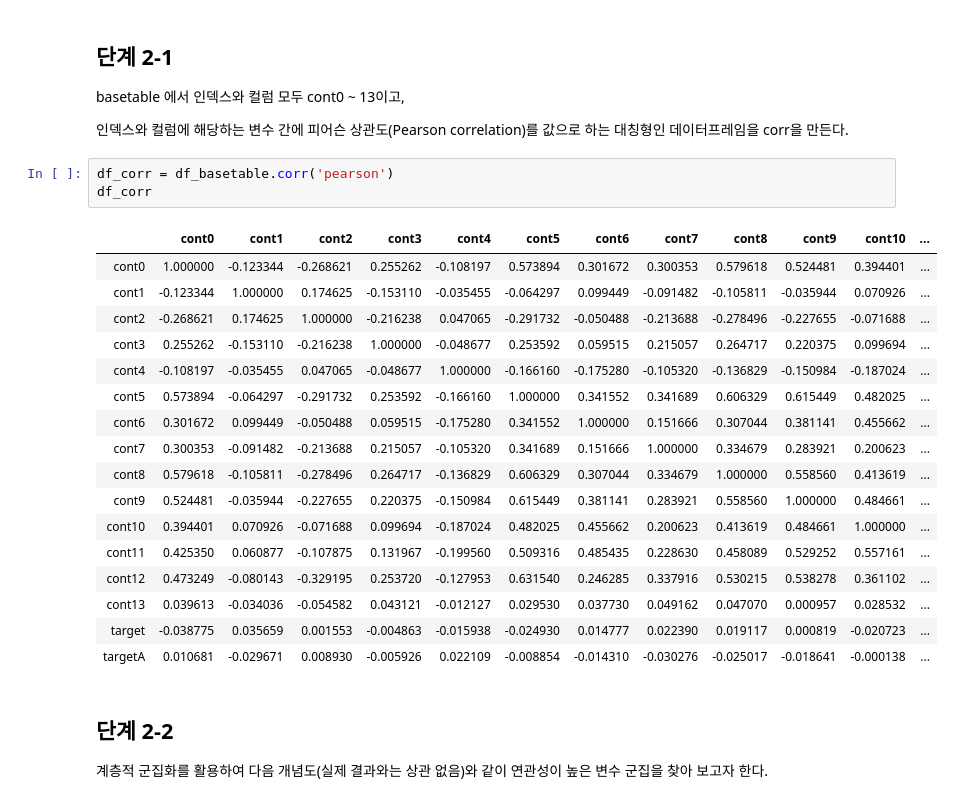
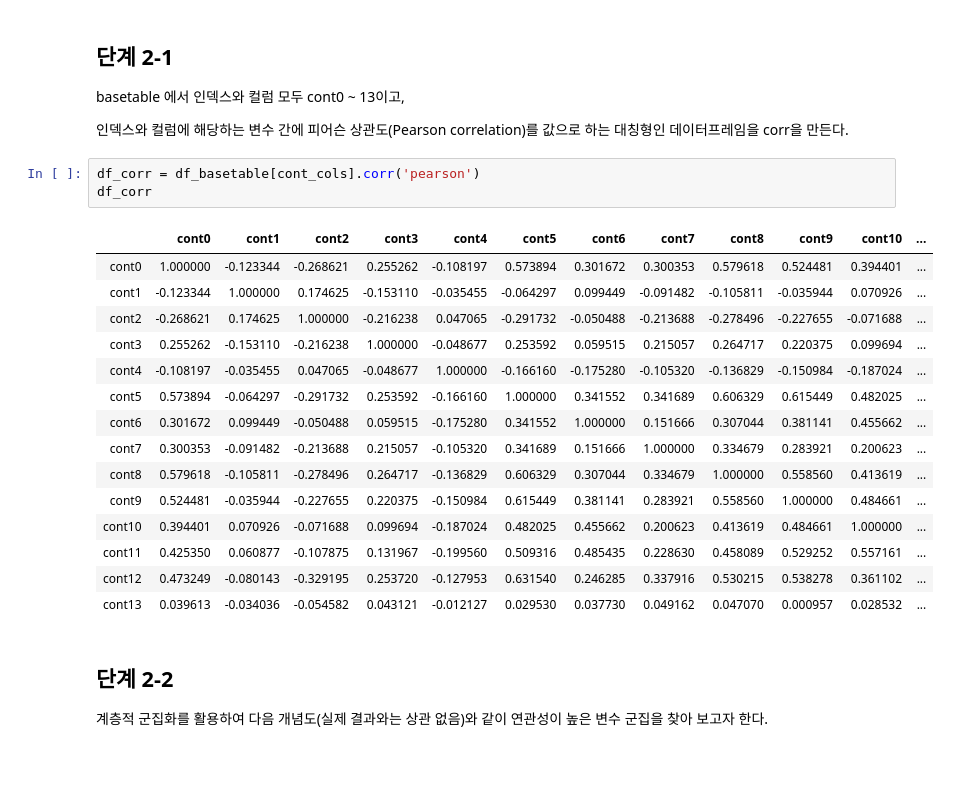
Before and after one commit to jw-koo/DS_lv3_2412, a Jupyter notebook: sec_ds_lv3_prob2_prob.ipynb, the cells around one changed output. Saved outputs shown, nothing was run; the diff lists cells and outputs as text; blank space fills up the shorter version.

```diff
--- a/sec_ds_lv3_prob2_prob.ipynb
+++ b/sec_ds_lv3_prob2_prob.ipynb
@@ -686,26 +686,24 @@ basetable 에서 인덱스와 컬럼 모두 cont0 ~ 13이고,
 
 인덱스와 컬럼에 해당하는 변수 간에 피어슨 상관도(Pearson correlation)를 값으로 하는 대칭형인 데이터프레임을 corr을 만든다.
 # %%
-df_corr = df_basetable.corr('pearson')
+df_corr = df_basetable[cont_cols].corr('pearson')
 df_corr
 # %% [output]
 |  | cont0 | cont1 | cont2 | cont3 | cont4 | cont5 | cont6 | cont7 | cont8 | cont9 | cont10 | ... |
 | cont0 | 1.000000 | -0.123344 | -0.268621 | 0.255262 | -0.108197 | 0.573894 | 0.301672 | 0.300353 | 0.579618 | 0.524481 | 0.394401 | ... |
 | cont1 | -0.123344 | 1.000000 | 0.174625 | -0.153110 | -0.035455 | -0.064297 | 0.099449 | -0.091482 | -0.105811 | -0.035944 | 0.070926 | ... |
 | cont2 | -0.268621 | 0.174625 | 1.000000 | -0.216238 | 0.047065 | -0.291732 | -0.050488 | -0.213688 | -0.278496 | -0.227655 | -0.071688 | ... |
 | cont3 | 0.255262 | -0.153110 | -0.216238 | 1.000000 | -0.048677 | 0.253592 | 0.059515 | 0.215057 | 0.264717 | 0.220375 | 0.099694 | ... |
 | cont4 | -0.108197 | -0.035455 | 0.047065 | -0.048677 | 1.000000 | -0.166160 | -0.175280 | -0.105320 | -0.136829 | -0.150984 | -0.187024 | ... |
 | cont5 | 0.573894 | -0.064297 | -0.291732 | 0.253592 | -0.166160 | 1.000000 | 0.341552 | 0.341689 | 0.606329 | 0.615449 | 0.482025 | ... |
 | cont6 | 0.301672 | 0.099449 | -0.050488 | 0.059515 | -0.175280 | 0.341552 | 1.000000 | 0.151666 | 0.307044 | 0.381141 | 0.455662 | ... |
 | cont7 | 0.300353 | -0.091482 | -0.213688 | 0.215057 | -0.105320 | 0.341689 | 0.151666 | 1.000000 | 0.334679 | 0.283921 | 0.200623 | ... |
 | cont8 | 0.579618 | -0.105811 | -0.278496 | 0.264717 | -0.136829 | 0.606329 | 0.307044 | 0.334679 | 1.000000 | 0.558560 | 0.413619 | ... |
 | cont9 | 0.524481 | -0.035944 | -0.227655 | 0.220375 | -0.150984 | 0.615449 | 0.381141 | 0.283921 | 0.558560 | 1.000000 | 0.484661 | ... |
 | cont10 | 0.394401 | 0.070926 | -0.071688 | 0.099694 | -0.187024 | 0.482025 | 0.455662 | 0.200623 | 0.413619 | 0.484661 | 1.000000 | ... |
 | cont11 | 0.425350 | 0.060877 | -0.107875 | 0.131967 | -0.199560 | 0.509316 | 0.485435 | 0.228630 | 0.458089 | 0.529252 | 0.557161 | ... |
 | cont12 | 0.473249 | -0.080143 | -0.329195 | 0.253720 | -0.127953 | 0.631540 | 0.246285 | 0.337916 | 0.530215 | 0.538278 | 0.361102 | ... |
 | cont13 | 0.039613 | -0.034036 | -0.054582 | 0.043121 | -0.012127 | 0.029530 | 0.037730 | 0.049162 | 0.047070 | 0.000957 | 0.028532 | ... |
-| target | -0.038775 | 0.035659 | 0.001553 | -0.004863 | -0.015938 | -0.024930 | 0.014777 | 0.022390 | 0.019117 | 0.000819 | -0.020723 | ... |
-| targetA | 0.010681 | -0.029671 | 0.008930 | -0.005926 | 0.022109 | -0.008854 | -0.014310 | -0.030276 | -0.025017 | -0.018641 | -0.000138 | ... |
 # %% [markdown]
 ## 단계 2-2
 
```
Also changed, not shown: parts of 74 cells of this notebook.
